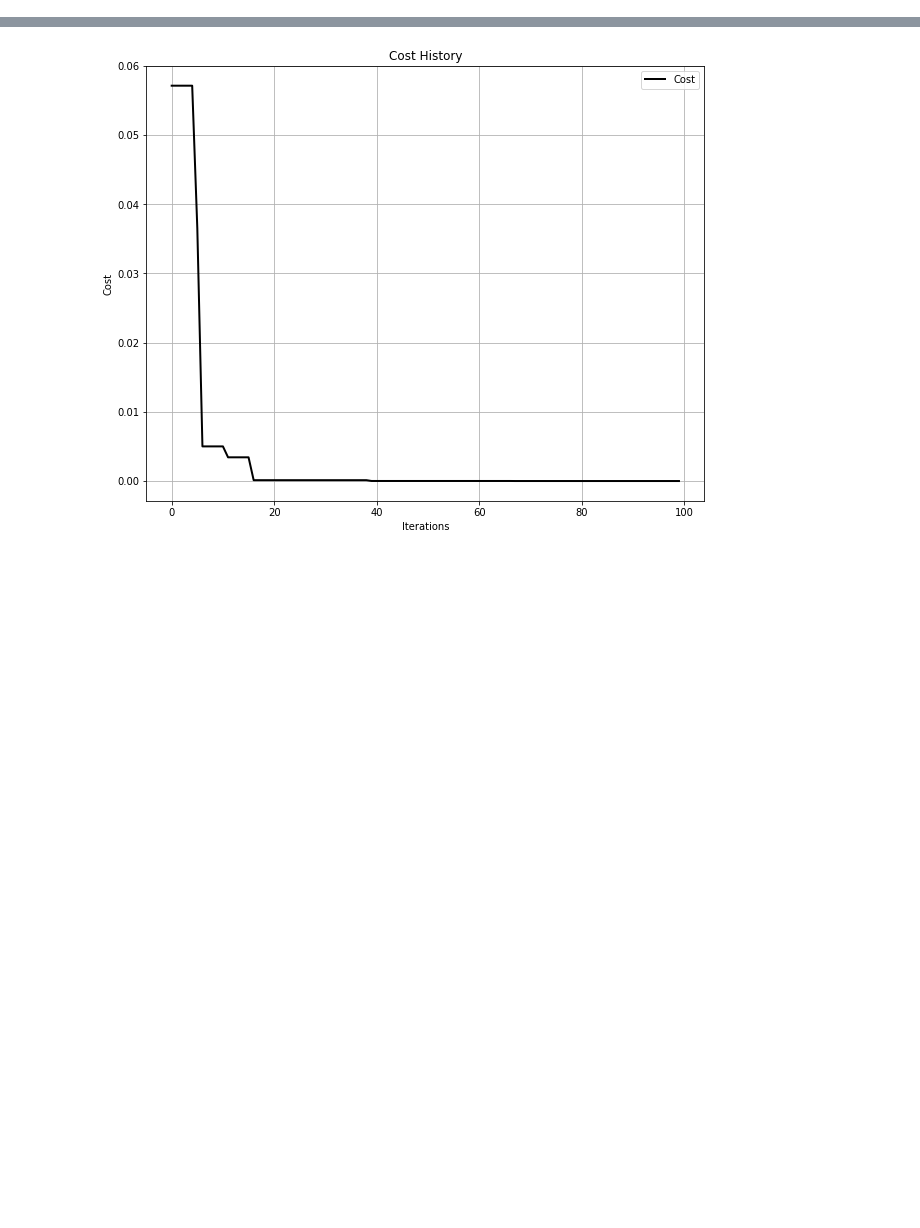
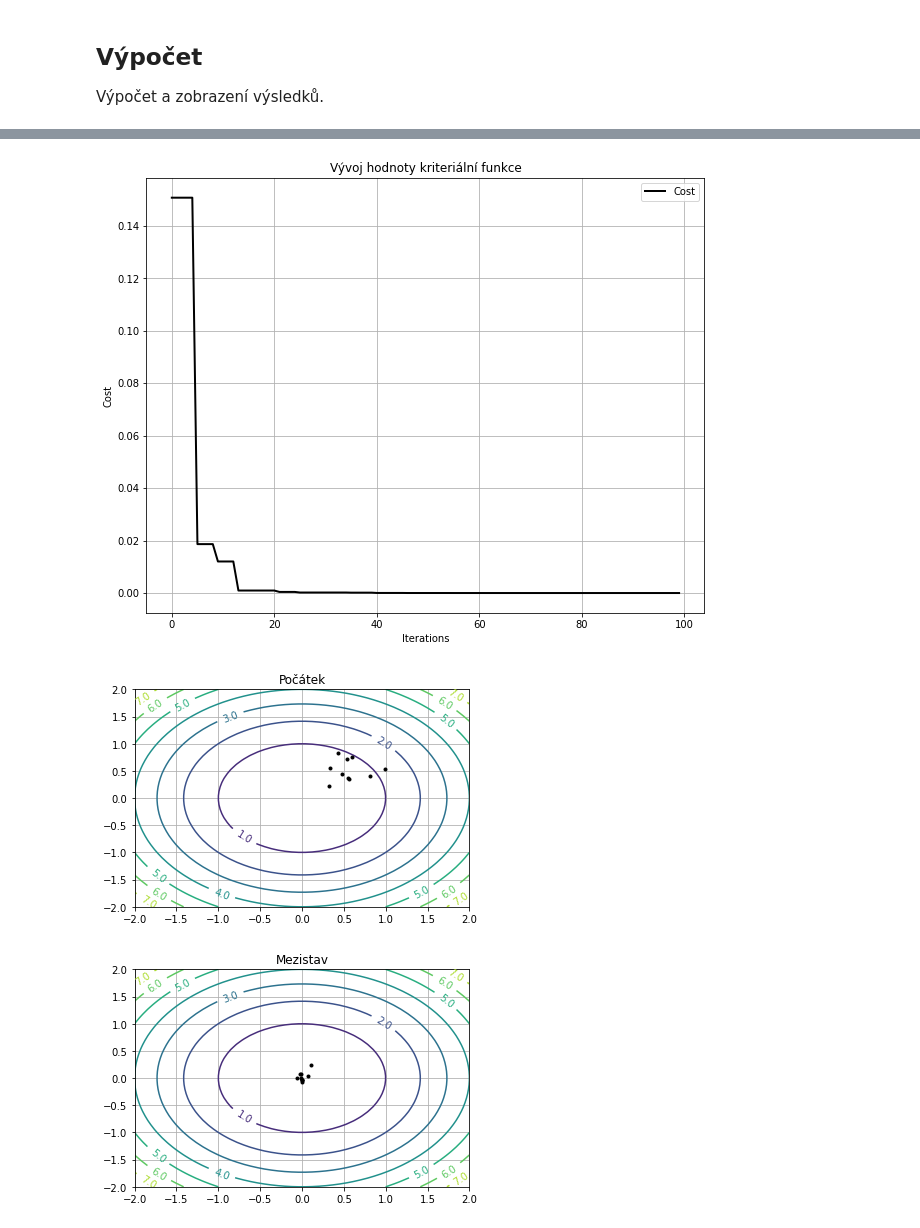
Before and after one commit to hrbolek/learning, a Jupyter notebook: operanalyst/swarms.ipynb, the cells around one changed output, grey strips where cells are left out. Saved outputs shown, nothing was run; the diff lists cells and outputs as text; code cells hidden in the pictures; blank space fills up the shorter version.

```diff
--- a/operanalyst/swarms.ipynb
+++ b/operanalyst/swarms.ipynb
@@ -54,10 +95,7 @@ Successfully installed pyswarms-1.1.0
+# %% [markdown]
+## Výpočet
+Výpočet a zobrazení výsledků.
 # %%
-import matplotlib.pyplot as plt
-import pyswarms as ps
-from pyswarms.utils.functions.single_obj import sphere
-from pyswarms.utils.plotters import plot_cost_history
-from pyswarms.utils.functions import single_obj as fx
-
 # Set up optimizer
 options = {'c1':0.5, 'c2':0.3, 'w':0.9}
 optimizer = ps.single.GlobalBestPSO(n_particles = 10,
@@ -69,8 +107,13 @@ stats = optimizer.optimize(fx.sphere, iters = 100)
 # Obtain cost history from optimizer instance
 cost_history = optimizer.cost_history
 
-# Plot!
-plot_cost_history(cost_history)
+plot_cost_history(cost_history, title='Vývoj hodnoty kriteriální funkce')
 plt.grid(which = 'both')
 plt.show()
+
+xrange = np.linspace(-2, 2)
+yrange = np.linspace(-2, 2)
+printHistory(fx.sphere, xrange, yrange, optimizer.pos_history, 0, "Počátek")
+printHistory(fx.sphere, xrange, yrange, optimizer.pos_history, 50, "Mezistav")
+printHistory(fx.sphere, xrange, yrange, optimizer.pos_history, 99, "Konec")
 # %% [output]
@@ -79 +122,3 @@ plt.show()
-[figure, old version]
+[figure, new version]
+[figure, added]
+[figure, added]
```
Also changed, not shown: parts of 6 cells of this notebook.
